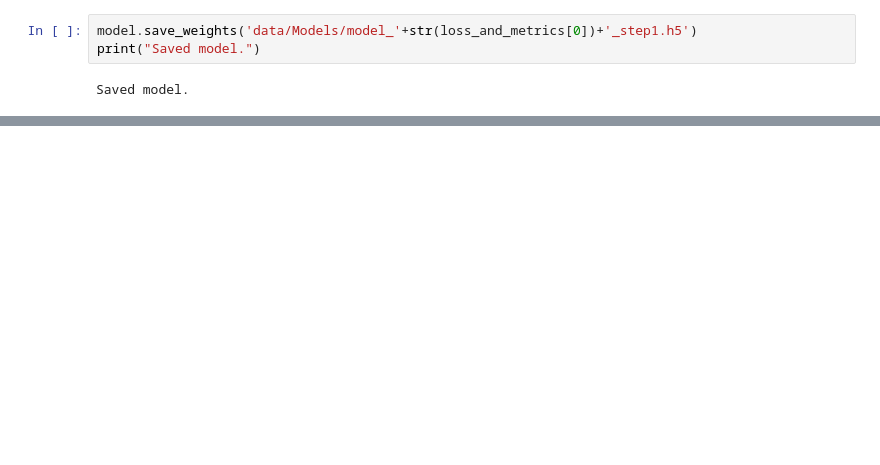
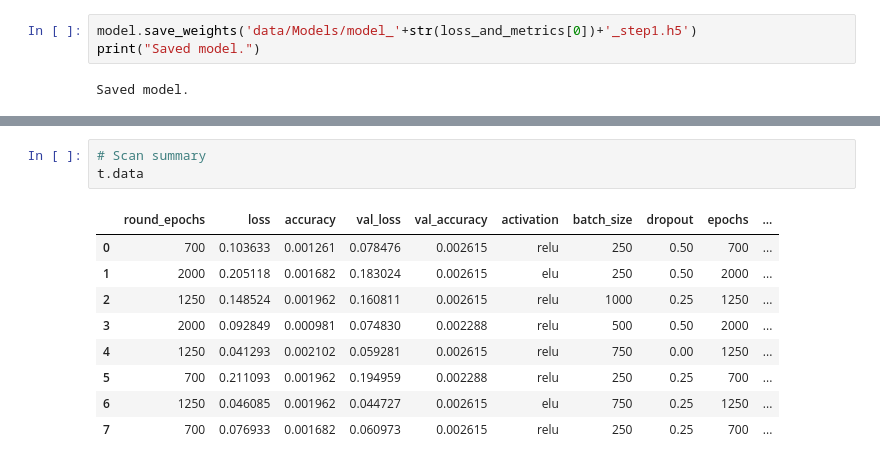
Before and after one commit to BaptisteRoseau/SC2-UnitCounterSelection, a Jupyter notebook: Training_Step_1.ipynb, the cells around one changed output, grey strips where cells are left out. Cells and saved outputs as stored; diff of their text form; blank space fills up the shorter version.

```diff
--- a/Training_Step_1.ipynb
+++ b/Training_Step_1.ipynb
@@ -173,0 +260,13 @@ Saved model.
+# %%
+# Scan summary
+t.data
+# %% [output]
+|  | round_epochs | loss | accuracy | val_loss | val_accuracy | activation | batch_size | dropout | epochs | ... |
+| 0 | 700 | 0.103633 | 0.001261 | 0.078476 | 0.002615 | relu | 250 | 0.50 | 700 | ... |
+| 1 | 2000 | 0.205118 | 0.001682 | 0.183024 | 0.002615 | elu | 250 | 0.50 | 2000 | ... |
+| 2 | 1250 | 0.148524 | 0.001962 | 0.160811 | 0.002615 | relu | 1000 | 0.25 | 1250 | ... |
+| 3 | 2000 | 0.092849 | 0.000981 | 0.074830 | 0.002288 | relu | 500 | 0.50 | 2000 | ... |
+| 4 | 1250 | 0.041293 | 0.002102 | 0.059281 | 0.002615 | relu | 750 | 0.00 | 1250 | ... |
+| 5 | 700 | 0.211093 | 0.001962 | 0.194959 | 0.002288 | relu | 250 | 0.25 | 700 | ... |
+| 6 | 1250 | 0.046085 | 0.001962 | 0.044727 | 0.002615 | elu | 750 | 0.25 | 1250 | ... |
+| 7 | 700 | 0.076933 | 0.001682 | 0.060973 | 0.002615 | relu | 250 | 0.25 | 700 | ... |
```
Also changed, not shown: parts of 18 cells of this notebook.
